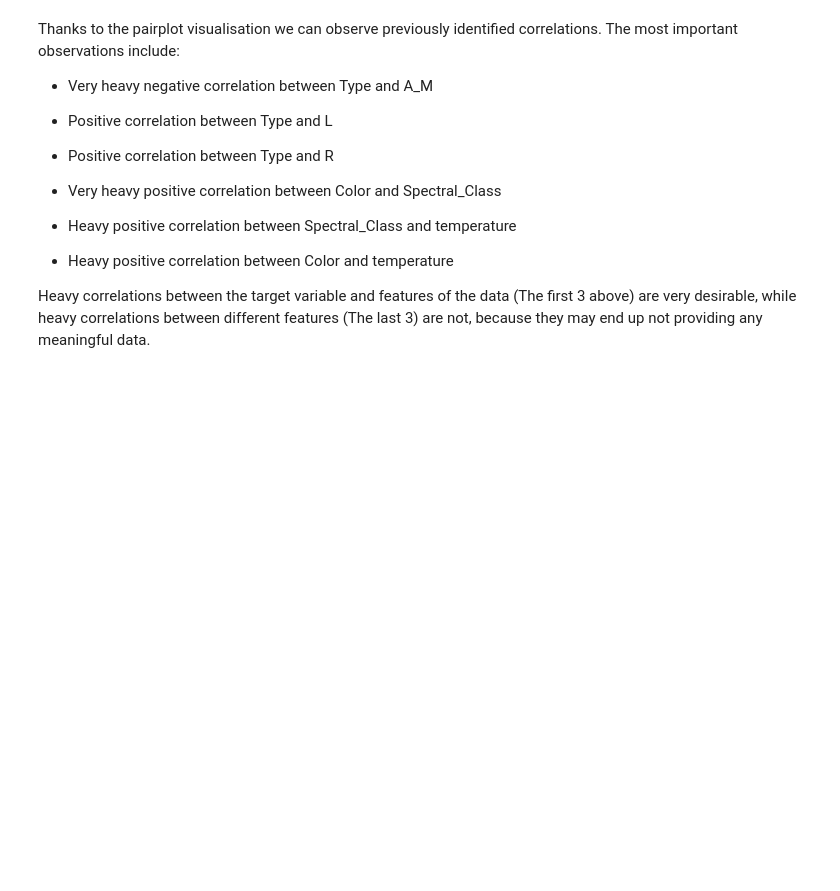
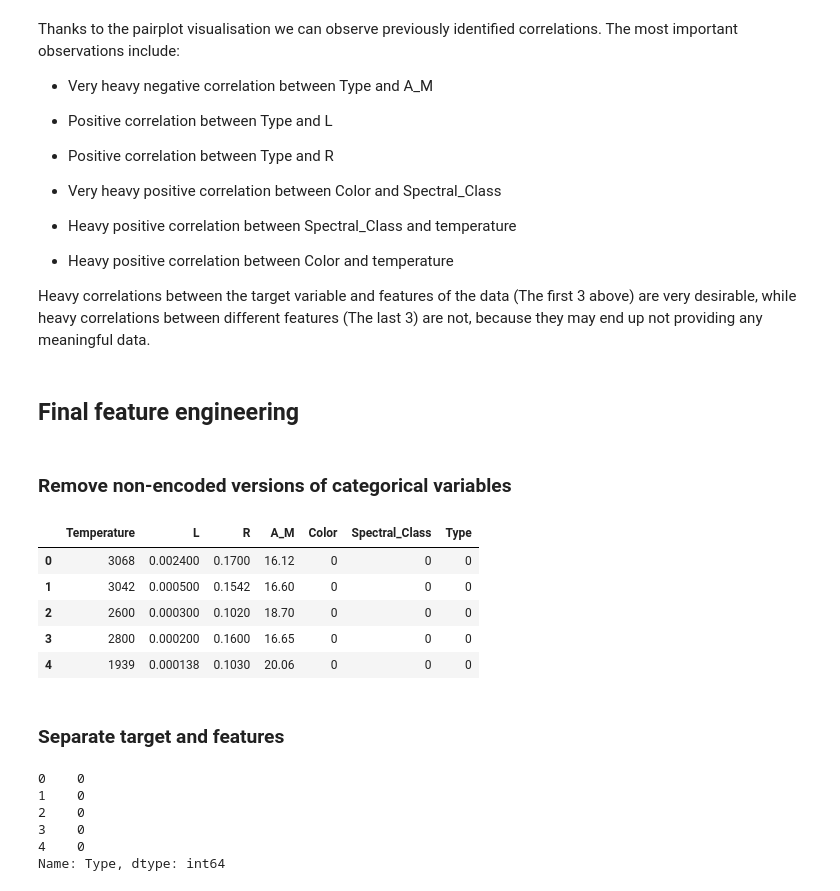
Before and after one commit to ZasadnyJan/Star_type_classification, a Jupyter notebook: Main_notebook.ipynb, the cells around one changed output. Cells and saved outputs as stored; diff of their text form; code cells hidden in the pictures; blank space fills up the shorter version.

```diff
--- a/Main_notebook.ipynb
+++ b/Main_notebook.ipynb
@@ -413,3 +421,29 @@ Thanks to the pairplot visualisation we can observe previously identified correl
 - Heavy positive correlation between Color and temperature
 
 Heavy correlations between the target variable and features of the data (The first 3 above) are very desirable, while heavy correlations between different features (The last 3) are not, because they may end up not providing any meaningful data.
+# %% [markdown]
+## Final feature engineering
+# %% [markdown]
+### Remove non-encoded versions of categorical variables
+# %%
+df = df.drop(["Color_name", "Spectral_Class_name"], axis=1)
+df.head()
+# %% [output]
+|  | Temperature | L | R | A_M | Color | Spectral_Class | Type |
+| 0 | 3068 | 0.002400 | 0.1700 | 16.12 | 0 | 0 | 0 |
+| 1 | 3042 | 0.000500 | 0.1542 | 16.60 | 0 | 0 | 0 |
+| 2 | 2600 | 0.000300 | 0.1020 | 18.70 | 0 | 0 | 0 |
+| 3 | 2800 | 0.000200 | 0.1600 | 16.65 | 0 | 0 | 0 |
+| 4 | 1939 | 0.000138 | 0.1030 | 20.06 | 0 | 0 | 0 |
+# %% [markdown]
+### Separate target and features
+# %%
+y = df["Type"]
+y.head()
+# %% [output]
+0    0
+1    0
+2    0
+3    0
+4    0
+Name: Type, dtype: int64
```
Also changed, not shown: parts of 28 cells of this notebook.
